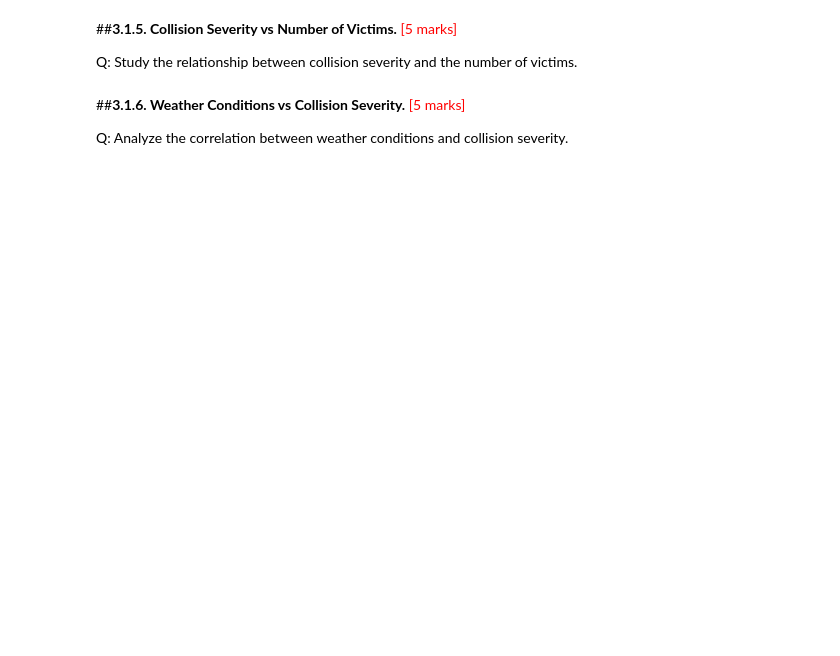
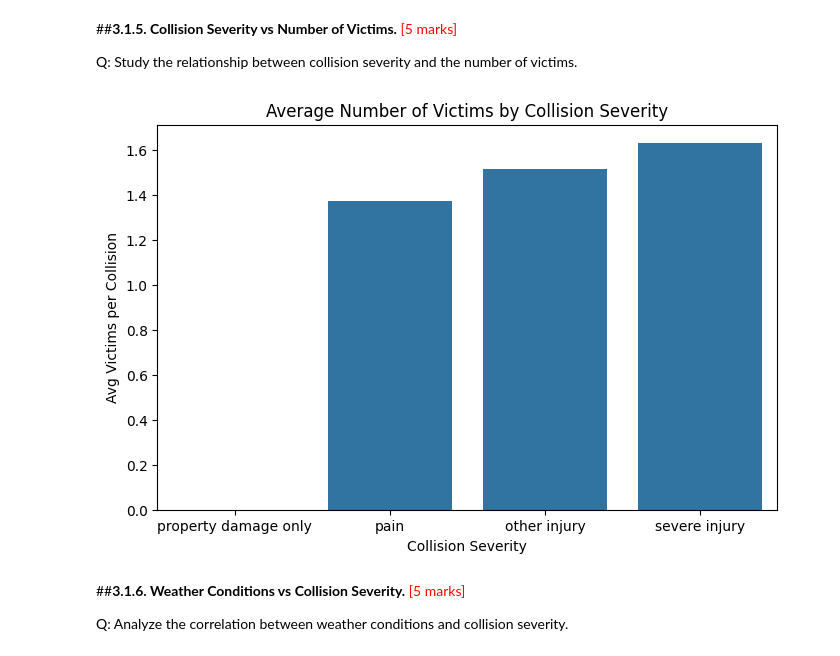
Before and after one commit to shaloy-lewis/Pyspark_Traffic_Collisions_Analysis, a Jupyter notebook: Traffic_Collisions_Analysis.ipynb, the cells around one changed output. Saved outputs shown, nothing was run; the diff lists cells and outputs as text; code cells hidden in the pictures; blank space fills up the shorter version.

```diff
--- a/Traffic_Collisions_Analysis.ipynb
+++ b/Traffic_Collisions_Analysis.ipynb
@@ -122,3 +124,4 @@ Before conducting any analysis, it is essential to ensure that the data is prope
 Check for data consistency and ensure all columns are correctly formatted.
 # %%
 # Write code to load the data and check the schema
+spark = SparkSession.builder.appName("Traffic Collision Analysis").getOrCreate()
@@ -215,3 +777,26 @@ Q: Study the relationship between collision severity and the number of victims.
+# %%
+from pyspark.sql.functions import expr, avg, count
+
+df = collisions_df.withColumn(
+    "total_victims",
+    col("killed_victims") + col("injured_victims")
+)
+
+severity_total = df.groupBy("collision_severity").agg(
+    avg("total_victims").alias("avg_total_victims"),
+    count("*").alias("count")
+)
+
+severity_pd = severity_total.toPandas()
+# %%
+plt.figure(figsize=(8, 5))
+sns.barplot(x="collision_severity", y="avg_total_victims", data=severity_pd)
+plt.title("Average Number of Victims by Collision Severity")
+plt.ylabel("Avg Victims per Collision")
+plt.xlabel("Collision Severity")
+plt.show()
+# %% [output]
+[figure, added]
 # %% [markdown]
 ##**3.1.6. Weather Conditions vs Collision Severity.** <font color = red>[5 marks]</font> <br>
 
```
Also changed, not shown: parts of 80 cells of this notebook.
